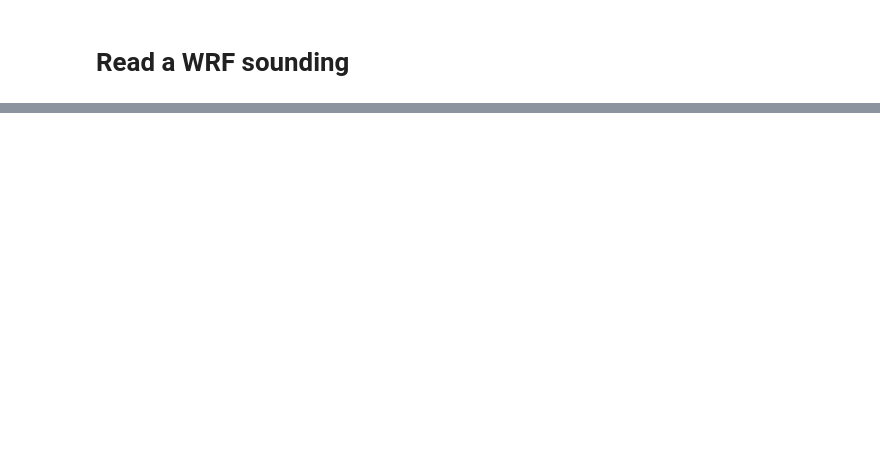
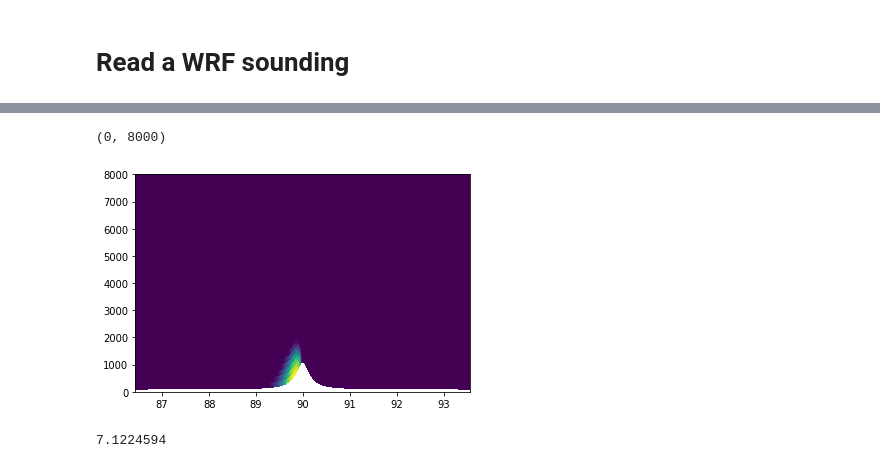
Before and after one commit to johanneshorak/ICAR-idealized_input, a Jupyter notebook: wrf_sounding.ipynb, the cells around one changed output, grey strips where cells are left out. Drawn from its saved outputs; the diff is of its cells as text; code cells hidden in the pictures; blank space fills up the shorter version.

```diff
--- a/wrf_sounding.ipynb
+++ b/wrf_sounding.ipynb
@@ -510,0 +792,12 @@ Attributes:
+# %%
+ids = xa.open_dataset('../cloud_plots/data/external/icar_vs_wrf/wet/ICAR/rh100_full_a01000m_a120000_mpfwrf_ws20_N0.01_Tb270.0_witch_5c1vn1Nffbct2dz200/witch_5c1vn1Nffbct2dz200_nz43/icar_out_2017_01_01_00-00.nc').sel(lat_y=50)
+# %%
+plt.pcolormesh(ids['lon'],ids['z'],ids['qc'][0,:])
+plt.ylim(0,8000)
+# %% [output]
+(0, 8000)
+[figure, added]
+# %%
+ids['lon'][-1].values-ids['lon'][0].values
+# %% [output]
+7.1224594
```
Also changed, not shown: parts of 51 cells of this notebook.
